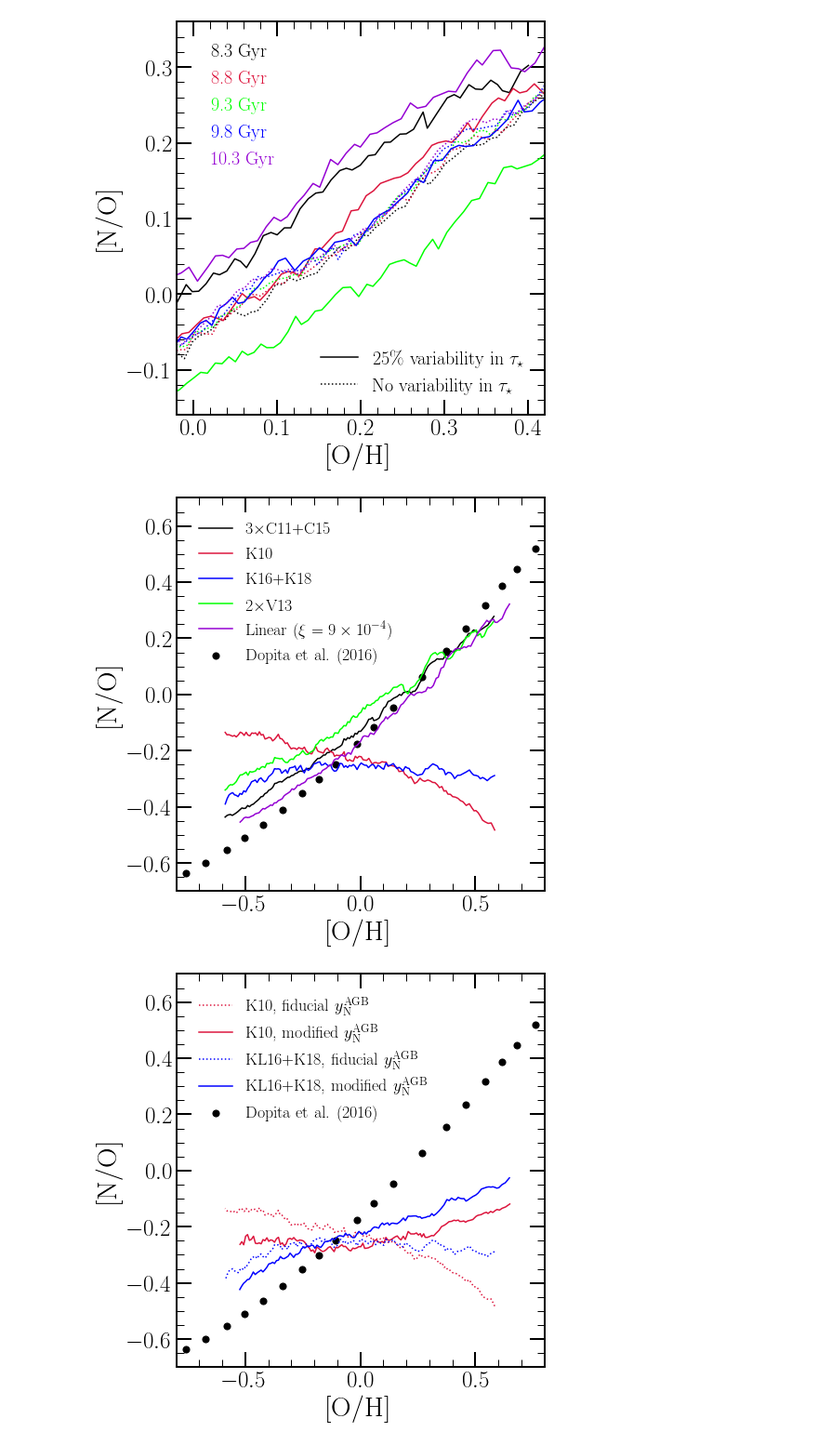
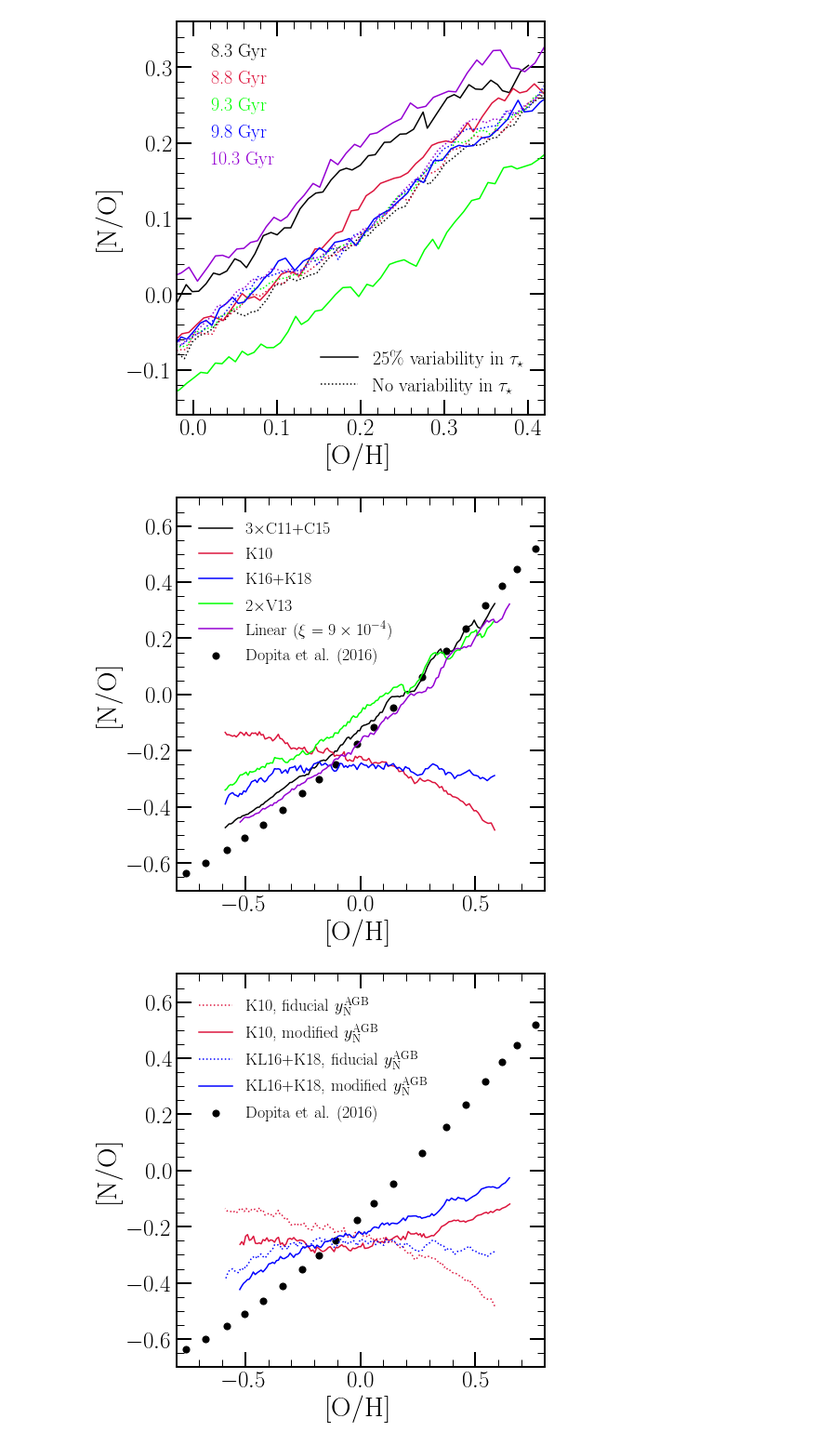
Before and after one commit to giganano/AGBmigration, a Jupyter notebook: notebooks/paper_plots.ipynb, the cells around one changed output. Shown at 93% size. Drawn from its saved outputs; the diff is of its cells as text; code cells hidden in the pictures.

```diff
--- a/notebooks/paper_plots.ipynb
+++ b/notebooks/paper_plots.ipynb
@@ -670,7 +670,7 @@ ax.set_ylabel("[N/O]")
 ax.set_xlim([-0.8, 0.8])
 ax.set_ylim([-0.7, 0.7])
 names = [
-    "../outputs/diffusion/insideout_3xcristallo",
+    "../outputs/diffusion/insideout",
     "../outputs/diffusion/insideout_karakas10",
     "../outputs/diffusion/insideout_karakas16",
     "../outputs/diffusion/insideout_ventura13",
@@ -709,34 +709,34 @@ for i in range(len(outputs)):
     kwargs = {
         "c": plots.mpltoolkit.named_colors()[colors[i]],
         "label": labels[i]
     }
     xvals = [outputs[i].zones[_].history["[o/h]"][-1] for _ in zones]
     yvals = [outputs[i].zones[_].history["[n/o]"][-1] for _ in zones]
     ax.plot(xvals, yvals, **kwargs)
 dopita2016 = src.data.read("dopita2016")
 kwargs = {
     "c": plots.mpltoolkit.named_colors()["black"],
     "marker": plots.mpltoolkit.markers()["circle"],
     "label": "Dopita et al. (2016)",
     "s": 50
 }
 ax.scatter(dopita2016["[o/h]"], dopita2016["[n/o]"], **kwargs)
 kwargs = {
     "loc": plots.mpltoolkit.mpl_loc("upper left"),
     "ncol": 1,
     "frameon": False,
     "fontsize": 18,
     "bbox_to_anchor": (0.02, 0.98),
 #     "handlelength": 0
 }
 leg = ax.legend(**kwargs)
 # for i in range(len(colors)):
 #     leg.get_texts()[i].set_color(colors[i])
 #     leg.legendHandles[i].set_visible(False)
 plt.tight_layout()
 plt.savefig("../paper/no_oh_predictions.pdf")
 # %% [output]
-[figure, old version]
+[figure, new version]
 # %%
 fig = plt.figure(figsize = (7, 7), facecolor = "white")
 ax = fig.add_subplot(111, facecolor = "white")
```
Also changed, not shown: parts of 4 cells of this notebook, 9 other files.
